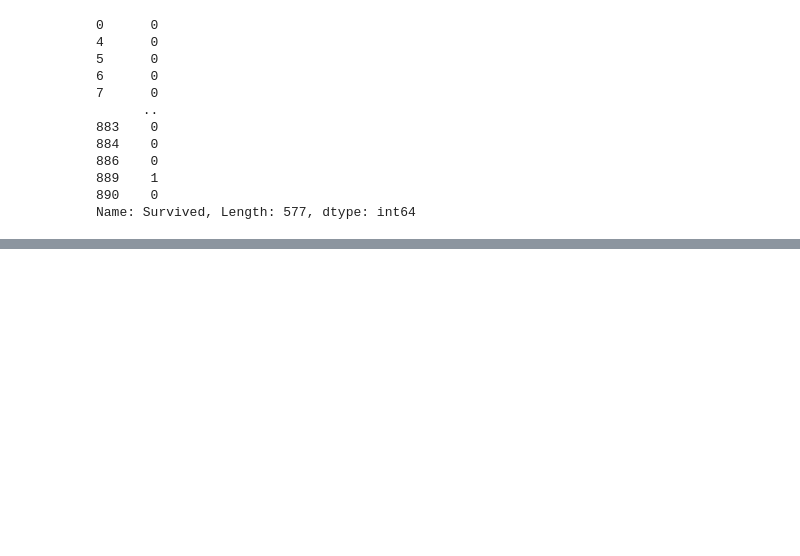
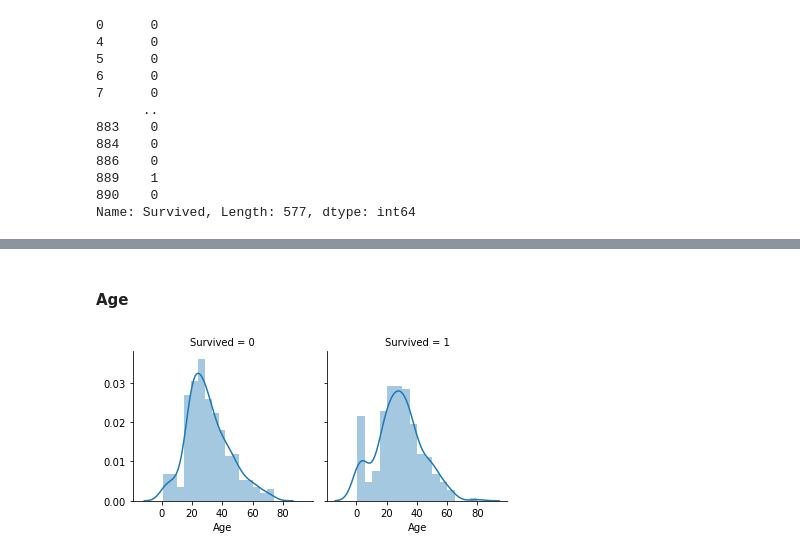
Before and after one commit to malte-n/Data-Science-Portfolio, a Jupyter notebook: titanic_kaggle_comp/titanic_classification_problem.ipynb, the cells around one changed output, grey strips where cells are left out. Drawn from its saved outputs; the diff is of its cells as text; code cells hidden in the pictures; blank space fills up the shorter version.

```diff
--- a/titanic_kaggle_comp/titanic_classification_problem.ipynb
+++ b/titanic_kaggle_comp/titanic_classification_problem.ipynb
@@ -274,0 +298,7 @@ Name: Survived, Length: 577, dtype: int64
+# %% [markdown]
+#### Age
+# %%
+g = sns.FacetGrid(train_data, col='Survived')
+g = g.map(sns.distplot, "Age")
+# %% [output]
+[figure, added]
```
Also changed, not shown: parts of 11 cells of this notebook, 1 other file.
